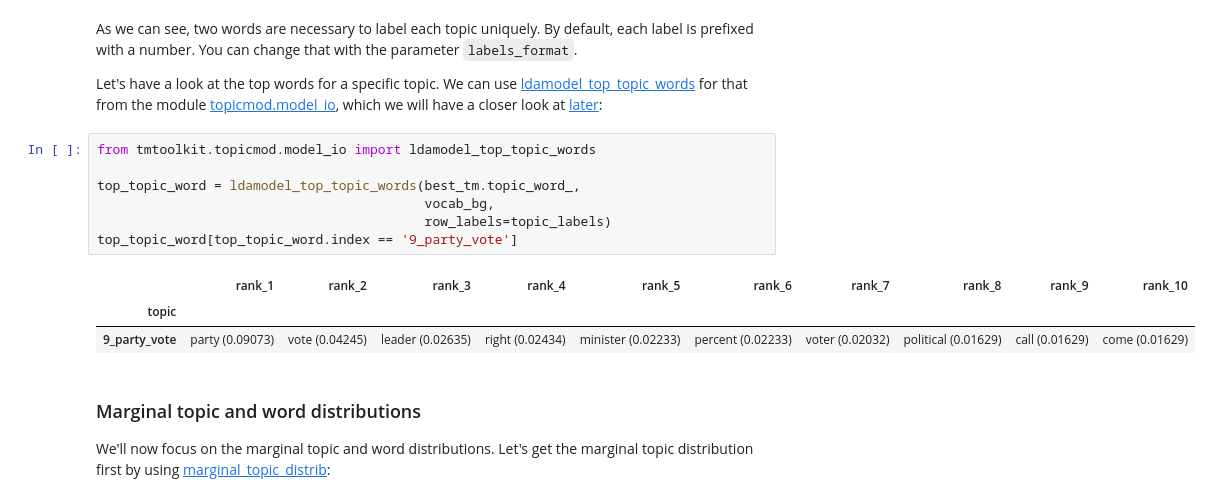
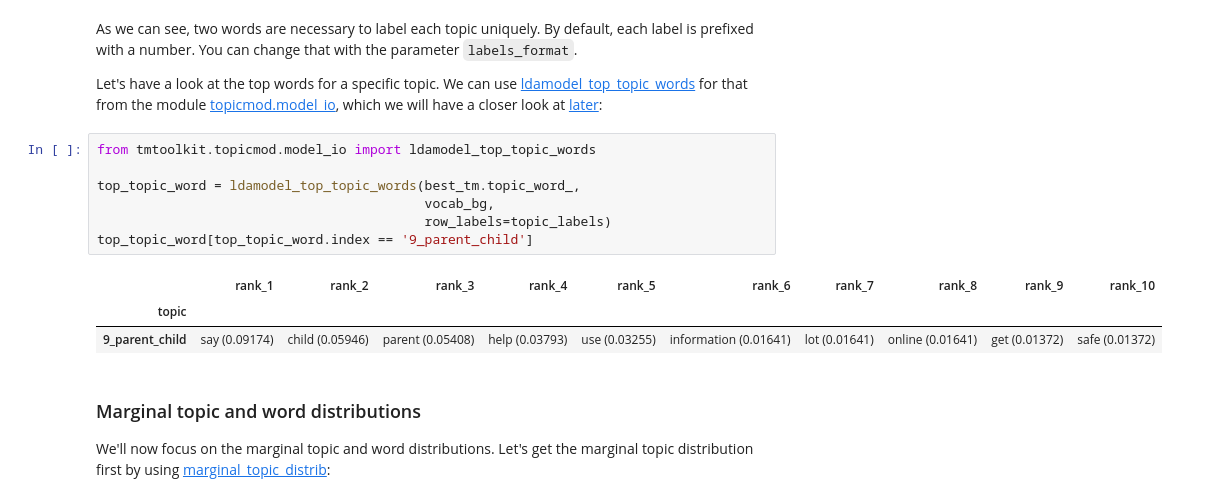
Before and after one commit to internaut/tmtoolkit, a Jupyter notebook: doc/source/topic_modeling.ipynb, the cells around one changed output. Saved outputs shown, nothing was run; the diff lists cells and outputs as text.

```diff
--- a/doc/source/topic_modeling.ipynb
+++ b/doc/source/topic_modeling.ipynb
@@ -495,14 +495,14 @@ Let's have a look at the top words for a specific topic. We can use [ldamodel_to
 # %%
 from tmtoolkit.topicmod.model_io import ldamodel_top_topic_words
 
 top_topic_word = ldamodel_top_topic_words(best_tm.topic_word_,
                                           vocab_bg,
                                           row_labels=topic_labels)
-top_topic_word[top_topic_word.index == '9_party_vote']
+top_topic_word[top_topic_word.index == '9_parent_child']
 # %% [output]
 |  | rank_1 | rank_2 | rank_3 | rank_4 | rank_5 | rank_6 | rank_7 | rank_8 | rank_9 | rank_10 |
 | topic |  |  |  |  |  |  |  |  |  |  |
-| 9_party_vote | party (0.09073) | vote (0.04245) | leader (0.02635) | right (0.02434) | minister (0.02233) | percent (0.02233) | voter (0.02032) | political (0.01629) | call (0.01629) | come (0.01629) |
+| 9_parent_child | say (0.09174) | child (0.05946) | parent (0.05408) | help (0.03793) | use (0.03255) | information (0.01641) | lot (0.01641) | online (0.01641) | get (0.01372) | safe (0.01372) |
 # %% [markdown]
 ### Marginal topic and word distributions
 
```
Also changed, not shown: parts of 56 cells of this notebook, 18 other files.
